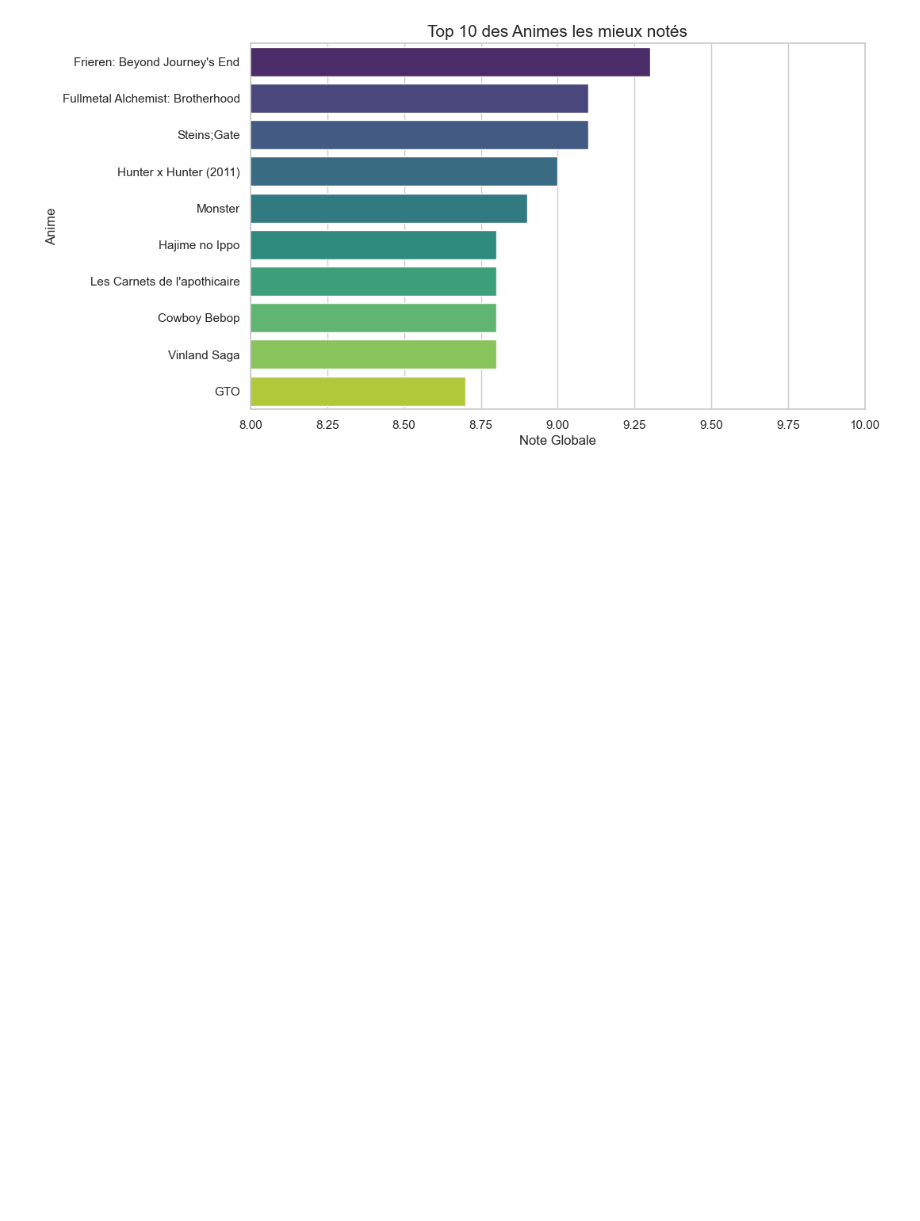
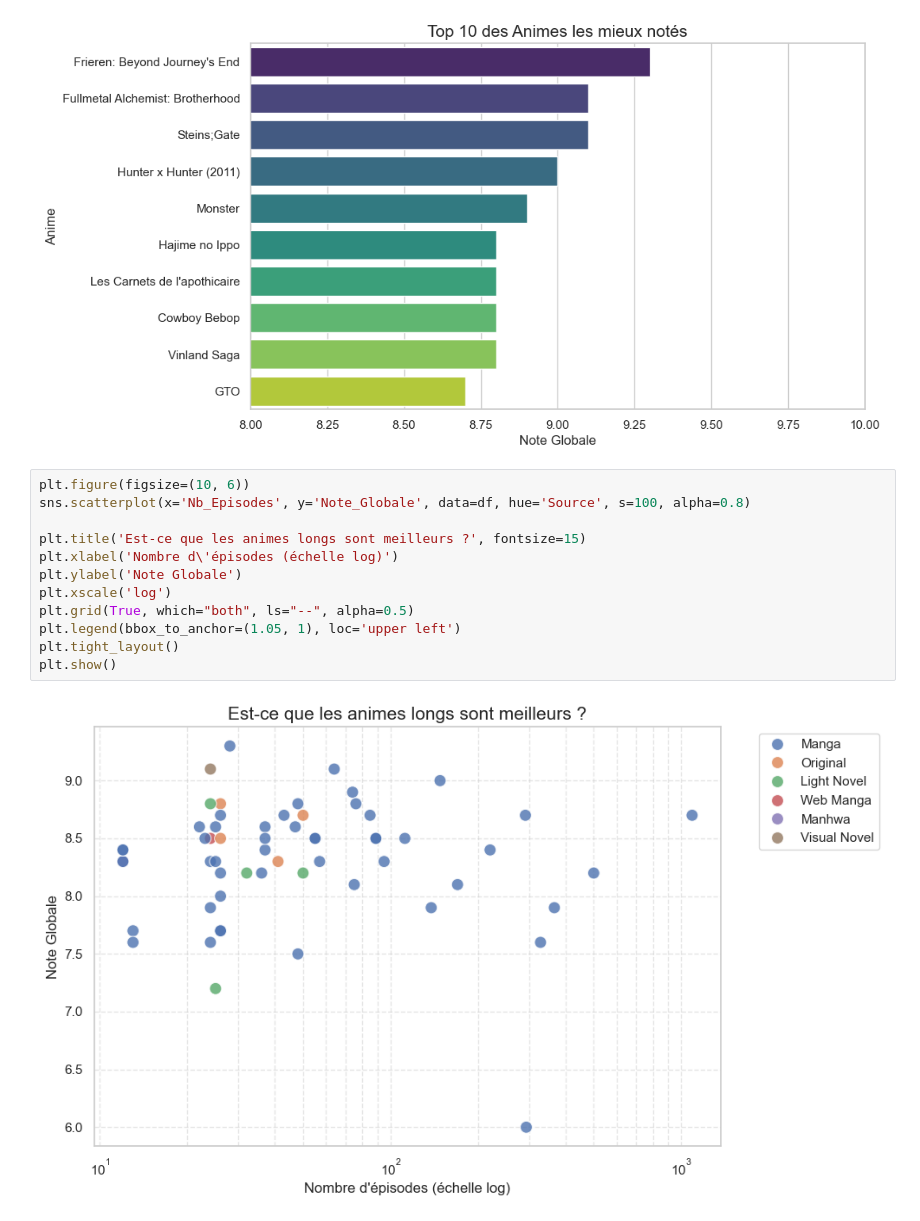
Before and after one commit to Louisnrry/Projet_Data_Anime, a Jupyter notebook: test.ipynb, the cells around one changed output. Drawn from its saved outputs; the diff is of its cells as text; blank space fills up the shorter version.

Commit message:
test data viz 2

```diff
--- a/test.ipynb
+++ b/test.ipynb
@@ -864,3 +864,17 @@ plt.xlim(8, 10)
 plt.show()
 # %% [output]
 [figure]
+# %%
+plt.figure(figsize=(10, 6))
+sns.scatterplot(x='Nb_Episodes', y='Note_Globale', data=df, hue='Source', s=100, alpha=0.8)
+
+plt.title('Est-ce que les animes longs sont meilleurs ?', fontsize=15)
+plt.xlabel('Nombre d\'épisodes (échelle log)')
+plt.ylabel('Note Globale')
+plt.xscale('log')
+plt.grid(True, which="both", ls="--", alpha=0.5)
+plt.legend(bbox_to_anchor=(1.05, 1), loc='upper left')
+plt.tight_layout()
+plt.show()
+# %% [output]
+[figure, added]
```
